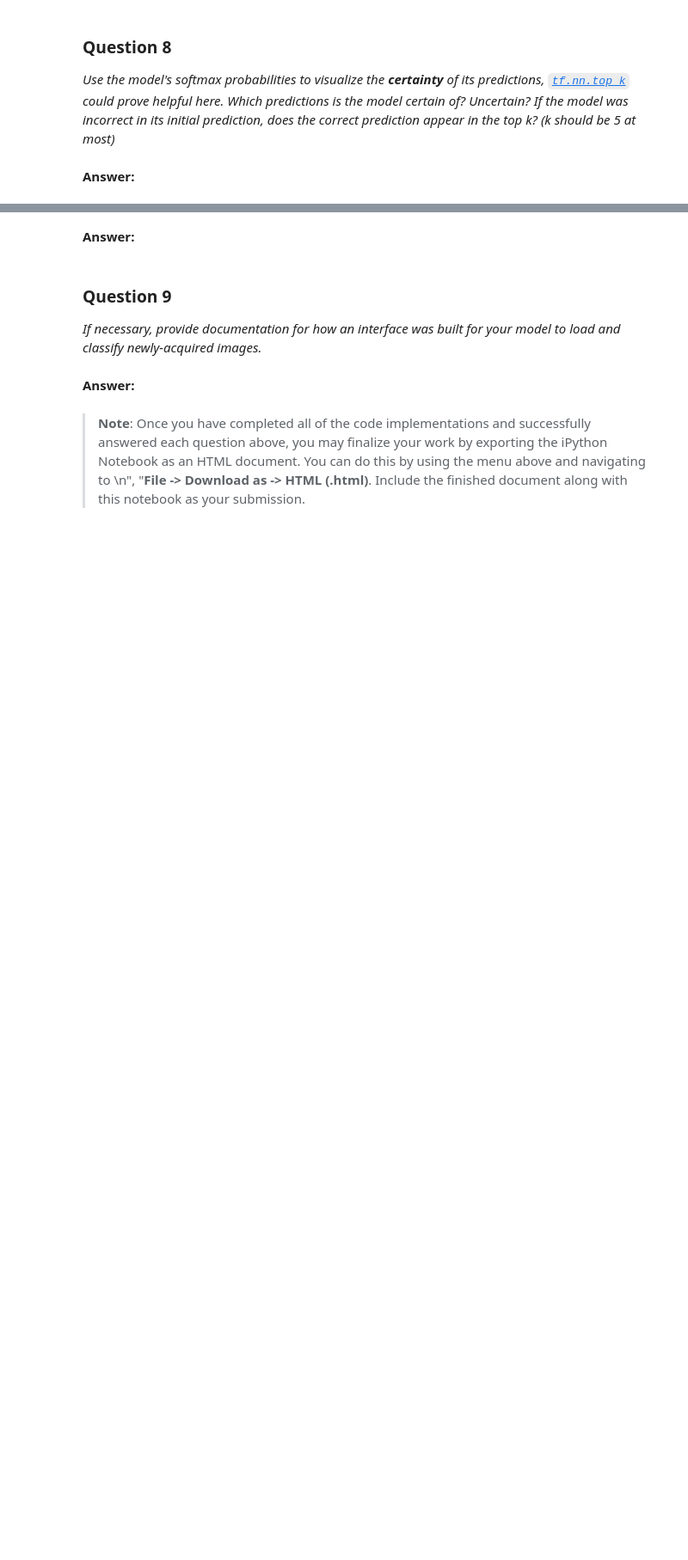
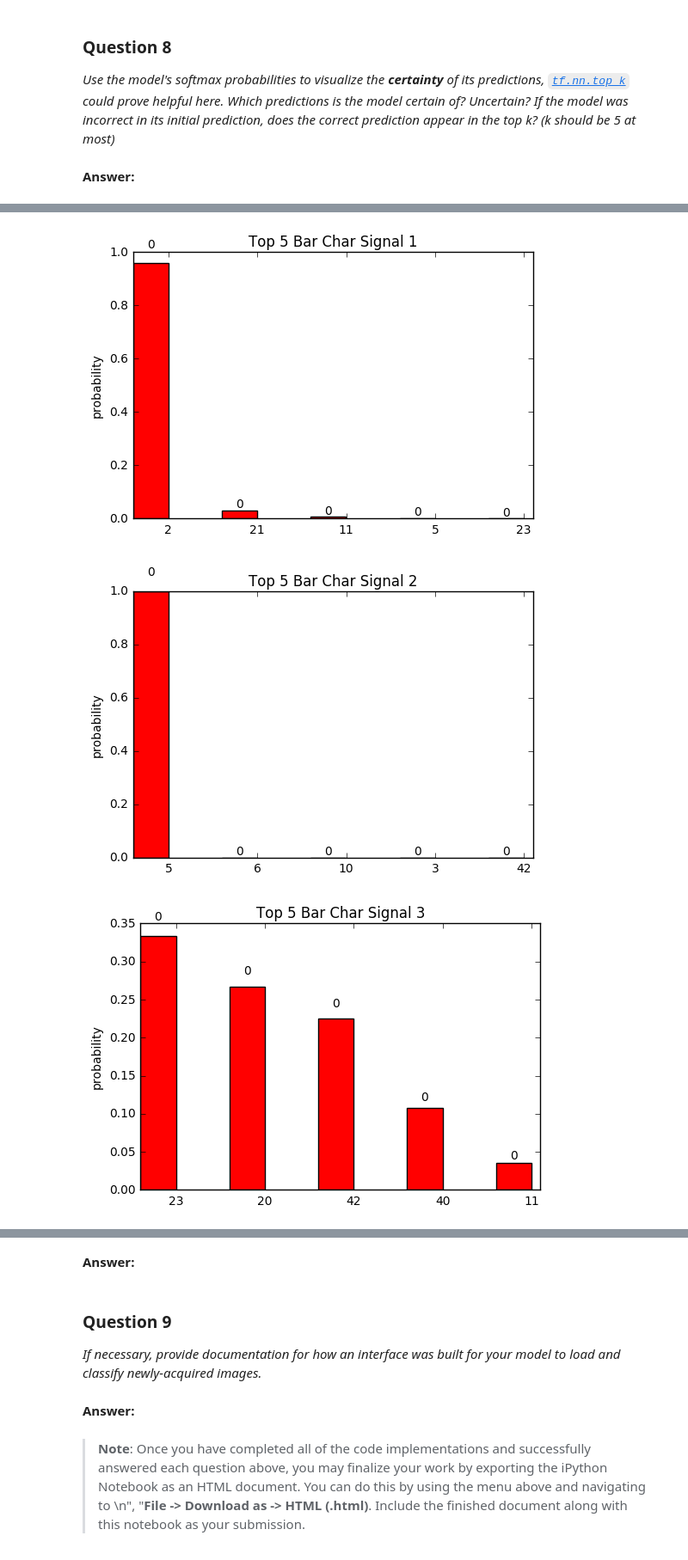
Before and after one commit to apikzorian/P2-Zorian, a Jupyter notebook: P2-Zorian.ipynb, the cells around one changed output, grey strips where cells are left out. Shown: that part at 86% size. Drawn from its saved outputs; the diff is of its cells as text; code cells hidden in the pictures; blank space fills up the shorter version.

```diff
--- a/P2-Zorian.ipynb
+++ b/P2-Zorian.ipynb
@@ -756 +749,51 @@ TopKV2(values=array([[  9.99995470e-01,   4.43715408e-06,   6.03548429e-08,
 [2, 5, 40, 1, 8]
+# %%
+#!/usr/bin/env python
+# a bar plot with errorbars
+import numpy as np
+import matplotlib.pyplot as plt
+
+N = 5
+
+ind = np.arange(N)  # the x locations for the groups
+width = 0.4       # the width of the bars
+
+
+values = out[0]
+for j in range(N):
+    top5 = []
+    xticks = []
+    sig_num = j + 1
+    for i in range(5):
+        top5.append(out[0][j][i])
+        #print(out[0][0][i])
+        xticks.append(out[1][j][i])
+
+    tup5 = tuple(top5)
+
+    fig, ax = plt.subplots()
+    rects1 = ax.bar(ind, tup5, width, color='r')
+
+    # add some text for labels, title and axes ticks
+    ax.set_ylabel('probability')
+    title = 'Top 5 Bar Char Signal ' + str(sig_num)
+    ax.set_title(title)
+    ax.set_xticks(ind + width)
+
+    ax.set_xticklabels(xticks)
+
+    def autolabel(rects):
+        # attach some text labels
+        for rect in rects:
+            height = rect.get_height()
+            ax.text(rect.get_x() + rect.get_width()/2., 1.05*height,
+                    '%d' % int(height),
+                    ha='center', va='bottom')
+
+    autolabel(rects1)
+
+    plt.show()
+# %% [output]
+[figure, added]
+[figure, added]
+[figure, added]
```
Also changed, not shown: parts of 9 cells of this notebook, 1 other file.
